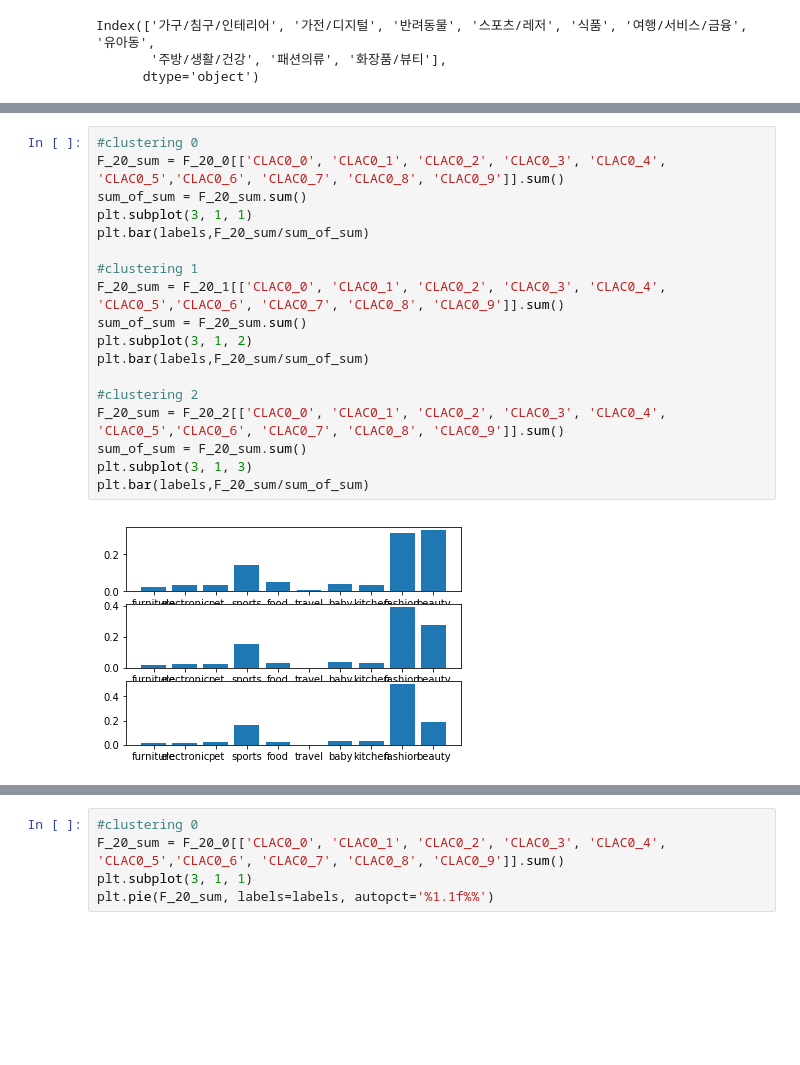
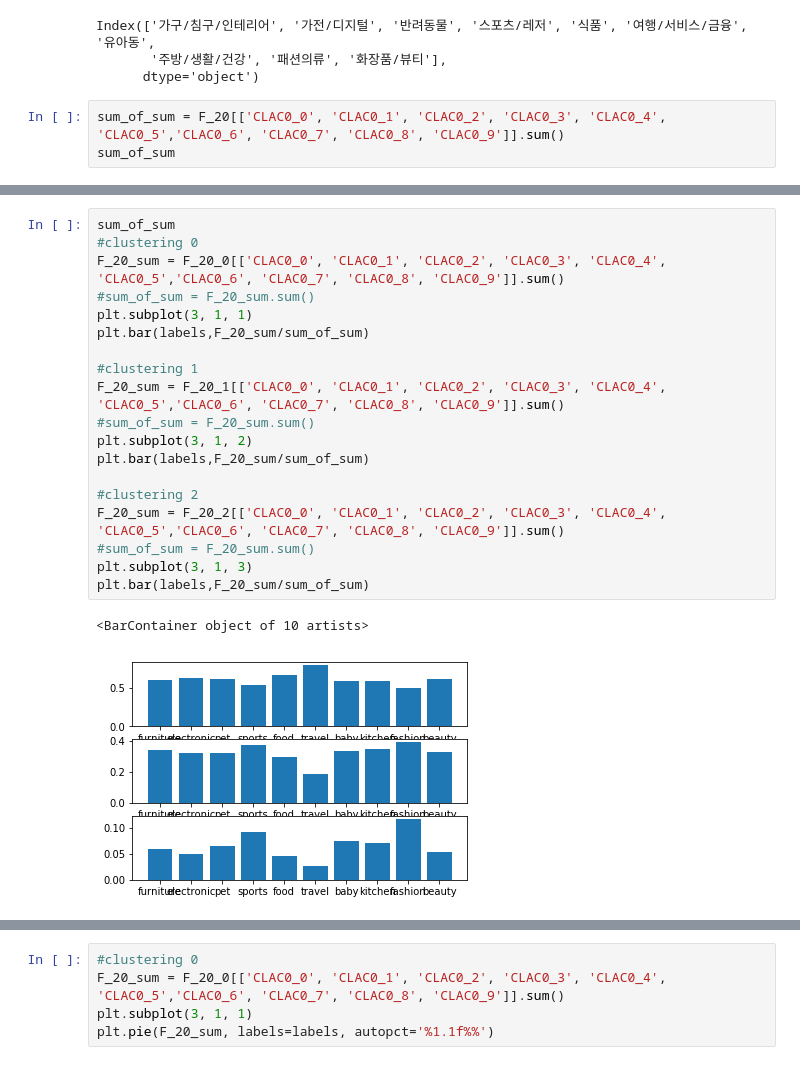
Before and after one commit to miniii222/-5th-L.point_bigdata_competiton, a Jupyter notebook: EDA/Clustering_01.ipynb, the cells around one changed output, grey strips where cells are left out. Cells and saved outputs as stored; diff of their text form; blank space fills up the shorter version.

```diff
--- a/EDA/Clustering_01.ipynb
+++ b/EDA/Clustering_01.ipynb
@@ -495,3 +495,6 @@ labels = ['furniture','electronic','pet','sports','food','travel','baby','kitche
 Index(['가구/침구/인테리어', '가전/디지털', '반려동물', '스포츠/레저', '식품', '여행/서비스/금융', '유아동',
        '주방/생활/건강', '패션의류', '화장품/뷰티'],
       dtype='object')
+# %%
+sum_of_sum = F_20[['CLAC0_0', 'CLAC0_1', 'CLAC0_2', 'CLAC0_3', 'CLAC0_4', 'CLAC0_5','CLAC0_6', 'CLAC0_7', 'CLAC0_8', 'CLAC0_9']].sum()
+sum_of_sum
@@ -498,20 +513,22 @@ Index(['가구/침구/인테리어', '가전/디지털', '반려동물', '스포
 # %%
+sum_of_sum
 #clustering 0
 F_20_sum = F_20_0[['CLAC0_0', 'CLAC0_1', 'CLAC0_2', 'CLAC0_3', 'CLAC0_4', 'CLAC0_5','CLAC0_6', 'CLAC0_7', 'CLAC0_8', 'CLAC0_9']].sum()
-sum_of_sum = F_20_sum.sum()
+#sum_of_sum = F_20_sum.sum()
 plt.subplot(3, 1, 1)
 plt.bar(labels,F_20_sum/sum_of_sum)
 
 #clustering 1
 F_20_sum = F_20_1[['CLAC0_0', 'CLAC0_1', 'CLAC0_2', 'CLAC0_3', 'CLAC0_4', 'CLAC0_5','CLAC0_6', 'CLAC0_7', 'CLAC0_8', 'CLAC0_9']].sum()
-sum_of_sum = F_20_sum.sum()
+#sum_of_sum = F_20_sum.sum()
 plt.subplot(3, 1, 2)
 plt.bar(labels,F_20_sum/sum_of_sum)
 
 #clustering 2
 F_20_sum = F_20_2[['CLAC0_0', 'CLAC0_1', 'CLAC0_2', 'CLAC0_3', 'CLAC0_4', 'CLAC0_5','CLAC0_6', 'CLAC0_7', 'CLAC0_8', 'CLAC0_9']].sum()
-sum_of_sum = F_20_sum.sum()
+#sum_of_sum = F_20_sum.sum()
 plt.subplot(3, 1, 3)
 plt.bar(labels,F_20_sum/sum_of_sum)
 # %% [output]
+<BarContainer object of 10 artists>
-[figure, old version]
+[figure, new version]
```
Also changed, not shown: parts of 6 cells of this notebook.
